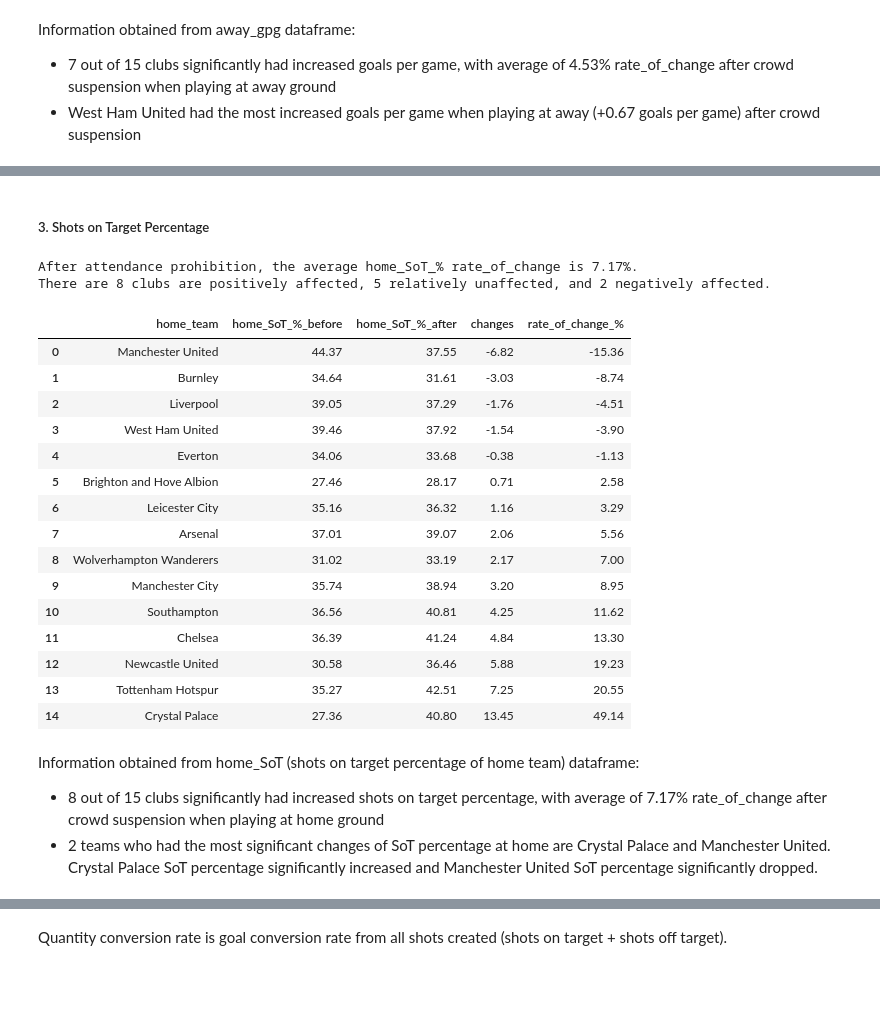
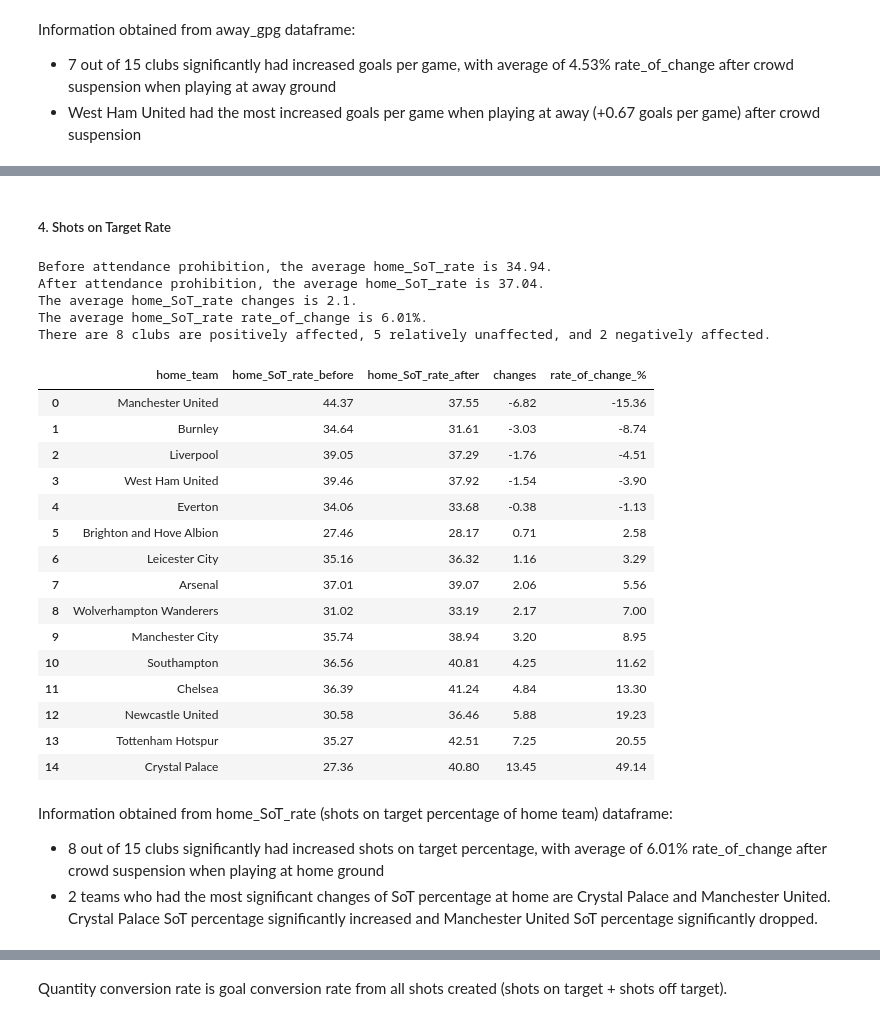
Before and after one commit to juanliong14/epl_data_analysis, a Jupyter notebook: Premier League Seasons Analysis.ipynb, the cells around one changed output, grey strips where cells are left out. Saved outputs shown, nothing was run; the diff lists cells and outputs as text; code cells hidden in the pictures; blank space fills up the shorter version.

```diff
--- a/Premier League Seasons Analysis.ipynb
+++ b/Premier League Seasons Analysis.ipynb
@@ -573,30 +625,33 @@ There are 7 clubs are positively affected, 6 negatively affected, and 2 relative
 | 13 | West Ham United | 3.65 | 4.48 | 0.83 | 22.79 |
 | 14 | Burnley | 2.55 | 3.54 | 1.00 | 39.14 |
 # %% [markdown]
-##### 3. Shots on Target Percentage
+##### 4. Shots on Target Rate
-# %%
-home_SoT = home_stats('home_SoT_%', stayed_teams)
-home_SoT
-# %% [output]
-After attendance prohibition, the average home_SoT_% rate_of_change is 7.17%.
-There are 8 clubs are positively affected, 5 relatively unaffected, and 2 negatively affected.
-|  | home_team | home_SoT_%_before | home_SoT_%_after | changes | rate_of_change_% |
-| 0 | Manchester United | 44.37 | 37.55 | -6.82 | -15.36 |
-| 1 | Burnley | 34.64 | 31.61 | -3.03 | -8.74 |
-| 2 | Liverpool | 39.05 | 37.29 | -1.76 | -4.51 |
-| 3 | West Ham United | 39.46 | 37.92 | -1.54 | -3.90 |
-| 4 | Everton | 34.06 | 33.68 | -0.38 | -1.13 |
-| 5 | Brighton and Hove Albion | 27.46 | 28.17 | 0.71 | 2.58 |
-| 6 | Leicester City | 35.16 | 36.32 | 1.16 | 3.29 |
-| 7 | Arsenal | 37.01 | 39.07 | 2.06 | 5.56 |
-| 8 | Wolverhampton Wanderers | 31.02 | 33.19 | 2.17 | 7.00 |
-| 9 | Manchester City | 35.74 | 38.94 | 3.20 | 8.95 |
-| 10 | Southampton | 36.56 | 40.81 | 4.25 | 11.62 |
-| 11 | Chelsea | 36.39 | 41.24 | 4.84 | 13.30 |
-| 12 | Newcastle United | 30.58 | 36.46 | 5.88 | 19.23 |
-| 13 | Tottenham Hotspur | 35.27 | 42.51 | 7.25 | 20.55 |
-| 14 | Crystal Palace | 27.36 | 40.80 | 13.45 | 49.14 |
+# %%
+home_SoT_rate = home_stats('home_SoT_rate', stayed_teams)
+home_SoT_rate
+# %% [output]
+Before attendance prohibition, the average home_SoT_rate is 34.94.
+After attendance prohibition, the average home_SoT_rate is 37.04.
+The average home_SoT_rate changes is 2.1.
+The average home_SoT_rate rate_of_change is 6.01%.
+There are 8 clubs are positively affected, 5 relatively unaffected, and 2 negatively affected.
+|  | home_team | home_SoT_rate_before | home_SoT_rate_after | changes | rate_of_change_% |
+| 0 | Manchester United | 44.37 | 37.55 | -6.82 | -15.36 |
+| 1 | Burnley | 34.64 | 31.61 | -3.03 | -8.74 |
+| 2 | Liverpool | 39.05 | 37.29 | -1.76 | -4.51 |
+| 3 | West Ham United | 39.46 | 37.92 | -1.54 | -3.90 |
+| 4 | Everton | 34.06 | 33.68 | -0.38 | -1.13 |
+| 5 | Brighton and Hove Albion | 27.46 | 28.17 | 0.71 | 2.58 |
+| 6 | Leicester City | 35.16 | 36.32 | 1.16 | 3.29 |
+| 7 | Arsenal | 37.01 | 39.07 | 2.06 | 5.56 |
+| 8 | Wolverhampton Wanderers | 31.02 | 33.19 | 2.17 | 7.00 |
+| 9 | Manchester City | 35.74 | 38.94 | 3.20 | 8.95 |
+| 10 | Southampton | 36.56 | 40.81 | 4.25 | 11.62 |
+| 11 | Chelsea | 36.39 | 41.24 | 4.84 | 13.30 |
+| 12 | Newcastle United | 30.58 | 36.46 | 5.88 | 19.23 |
+| 13 | Tottenham Hotspur | 35.27 | 42.51 | 7.25 | 20.55 |
+| 14 | Crystal Palace | 27.36 | 40.80 | 13.45 | 49.14 |
 # %% [markdown]
-Information obtained from home_SoT (shots on target percentage of home team) dataframe:
-- 8 out of 15  clubs significantly had increased shots on target percentage, with average of 7.17% rate_of_change  after crowd suspension when playing at home ground
+Information obtained from home_SoT_rate (shots on target percentage of home team) dataframe:
+- 8 out of 15  clubs significantly had increased shots on target percentage, with average of 6.01% rate_of_change  after crowd suspension when playing at home ground
 - 2 teams who had the most significant changes of SoT percentage at home are Crystal Palace and Manchester United. Crystal Palace SoT percentage significantly increased and Manchester United SoT percentage significantly dropped.
```
Also changed, not shown: parts of 69 cells of this notebook.
